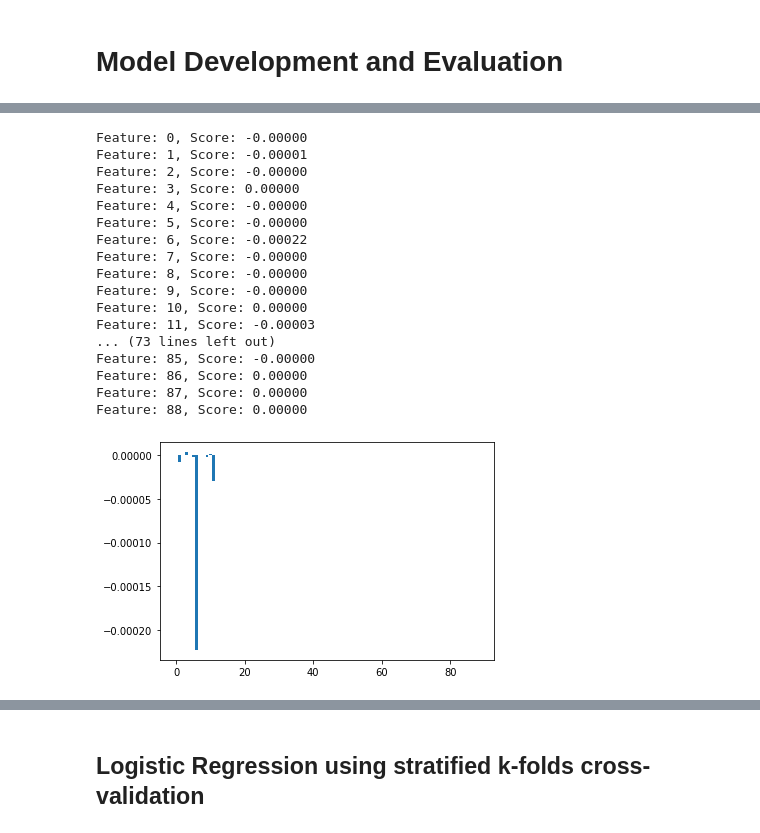
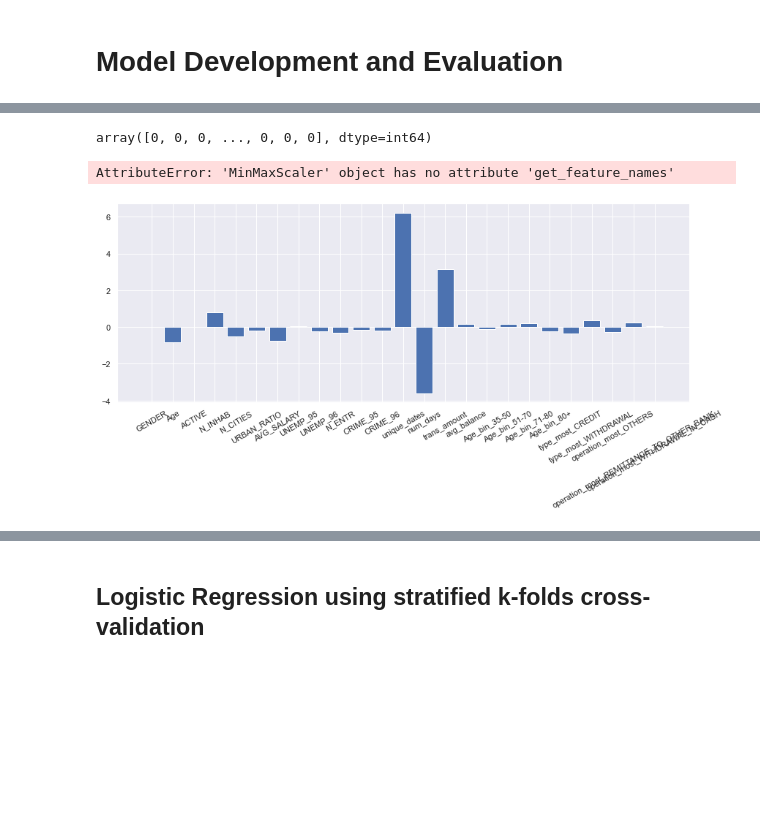
Before and after one commit to mmasud/DS_project, a Jupyter notebook: seb_project/notebooks/SEB Case.ipynb, the cells around one changed output, grey strips where cells are left out. Drawn from its saved outputs; the diff is of its cells as text; code cells hidden in the pictures; blank space fills up the shorter version.

```diff
--- a/seb_project/notebooks/SEB Case.ipynb
+++ b/seb_project/notebooks/SEB Case.ipynb
@@ -399,7 +345,7 @@ transaction_aggdf= transaction_df.groupby('ACCOUNT_ID').agg(
                                                     "DATE",
                                                     lambda x: (max(x) - min(x)).days),
                                                 trans_amount= ('AMOUNT', 'mean'),
-                                                last_balance= ('BALANCE', 'last'),
+                                                avg_balance= ('BALANCE', 'mean'),
                                                 type_most= ('TYPE', lambda x: x.value_counts().index[0]),
                                                 operation_most= ('OPERATION', lambda x: x.value_counts().index[0])
                                                 #type_most= ('TYPE', pd.Series.mode),
@@ -537,7 +475,3 @@ model_df['CRIME_95']= model_df['CRIME_95'].replace('?', np.nan).astype(float)
-# %%
-# replacing missing values
-model_df['UNEMP_95'].fillna(np.mean(df1['UNEMP_95']),inplace=True )
-model_df['CRIME_95'].fillna(np.mean(df1['CRIME_95']),inplace=True )
 # %%
 list_columns= model_df.select_dtypes(include='O').columns
 d= {}
@@ -558,8 +502,8 @@ value_count_df.sort_values(by= 'counts', ascending=False)
 # %%
 # Train-Test split
 
-train= model_df.loc[df1.SET_SPLIT== 'TRAIN']
-test= model_df.loc[df1.SET_SPLIT== 'TEST']
+train= model_df.loc[model_df.SET_SPLIT== 'TRAIN']
+test= model_df.loc[model_df.SET_SPLIT== 'TEST']
 # %%
 train.info()
 # %% [output]
@@ -678,5 +598,4 @@ from sklearn.metrics import accuracy_score
 # %%
-# fit the model
-model_lr= LogisticRegression()
-model_lr.fit(x_train, y_train)
+# Fit the pipeline on training dataset
+pipeline.fit(x_train, y_train)
 # %% [output]
@@ -684,28 +635,48 @@ LogisticRegression()
+# %%
+# To load the model again
+clf= joblib.load(f'{PATH}/models/model_lr.joblib')
+clf.predict(x_cv)
+# %% [output]
+array([0, 0, 0, ..., 0, 0, 0], dtype=int64)
+# %%
+# Get the names of each feature
+feature_names = pipeline.named_steps["scaler"].get_feature_names()
+
+# Get the coefficients of each feature
+coefs = pipeline.named_steps["lr"].coef_.flatten()
+
+# Zip coefficients and names together and make a DataFrame
+zipped = zip(feature_names, coefs)
+df = pd.DataFrame(zipped, columns=["feature", "value"])
+# Sort the features by the absolute value of their coefficient
+df["abs_value"] = df["value"].apply(lambda x: abs(x))
+df["colors"] = df["value"].apply(lambda x: "green" if x > 0 else "red")
+df = df.sort_values("abs_value", ascending=False)
+
+
+import seaborn as sns
+fig, ax = plt.subplots(1, 1, figsize=(12, 7))
+sns.barplot(x="feature",
+            y="value",
+            data=df.head(20),
+           palette=df.head(20)["colors"])
+ax.set_xticklabels(ax.get_xticklabels(), rotation=90, fontsize=20)
+ax.set_title("Top 20 Features", fontsize=25)
+ax.set_ylabel("Coef", fontsize=22)
+ax.set_xlabel("Feature Name", fontsize=22)
+# %% [output]
+AttributeError: 'MinMaxScaler' object has no attribute 'get_feature_names'
 # %%
 # get importance
-importance = model.coef_[0]
+importance = pipeline['lr'].coef_[0]
 # summarize feature importance
-for i,v in enumerate(importance):
-    print('Feature: %0d, Score: %.5f' % (i,v))
+# for i,v in enumerate(importance):
+#     print('Feature: %0d, Score: %.5f' % (i,v))
 # plot feature importance
-plt.bar([x for x in range(len(importance))], importance)
+#plt.bar([x for x in range(len(importance))], importance)
+plt.figure(figsize=(14,5))
+plt.bar([x for x in x_train.columns], importance)
+plt.xticks(rotation= 30, horizontalalignment="center")
 plt.show()
 # %% [output]
-Feature: 0, Score: -0.00000
-Feature: 1, Score: -0.00001
-Feature: 2, Score: -0.00000
-Feature: 3, Score: 0.00000
-Feature: 4, Score: -0.00000
-Feature: 5, Score: -0.00000
-Feature: 6, Score: -0.00022
-Feature: 7, Score: -0.00000
-Feature: 8, Score: -0.00000
-Feature: 9, Score: -0.00000
-Feature: 10, Score: 0.00000
-Feature: 11, Score: -0.00003
-... (73 lines left out)
-Feature: 85, Score: -0.00000
-Feature: 86, Score: 0.00000
-Feature: 87, Score: 0.00000
-Feature: 88, Score: 0.00000
-[figure, old version]
+[figure, new version]
```
Also changed, not shown: parts of 109 cells of this notebook, 11 other files.
